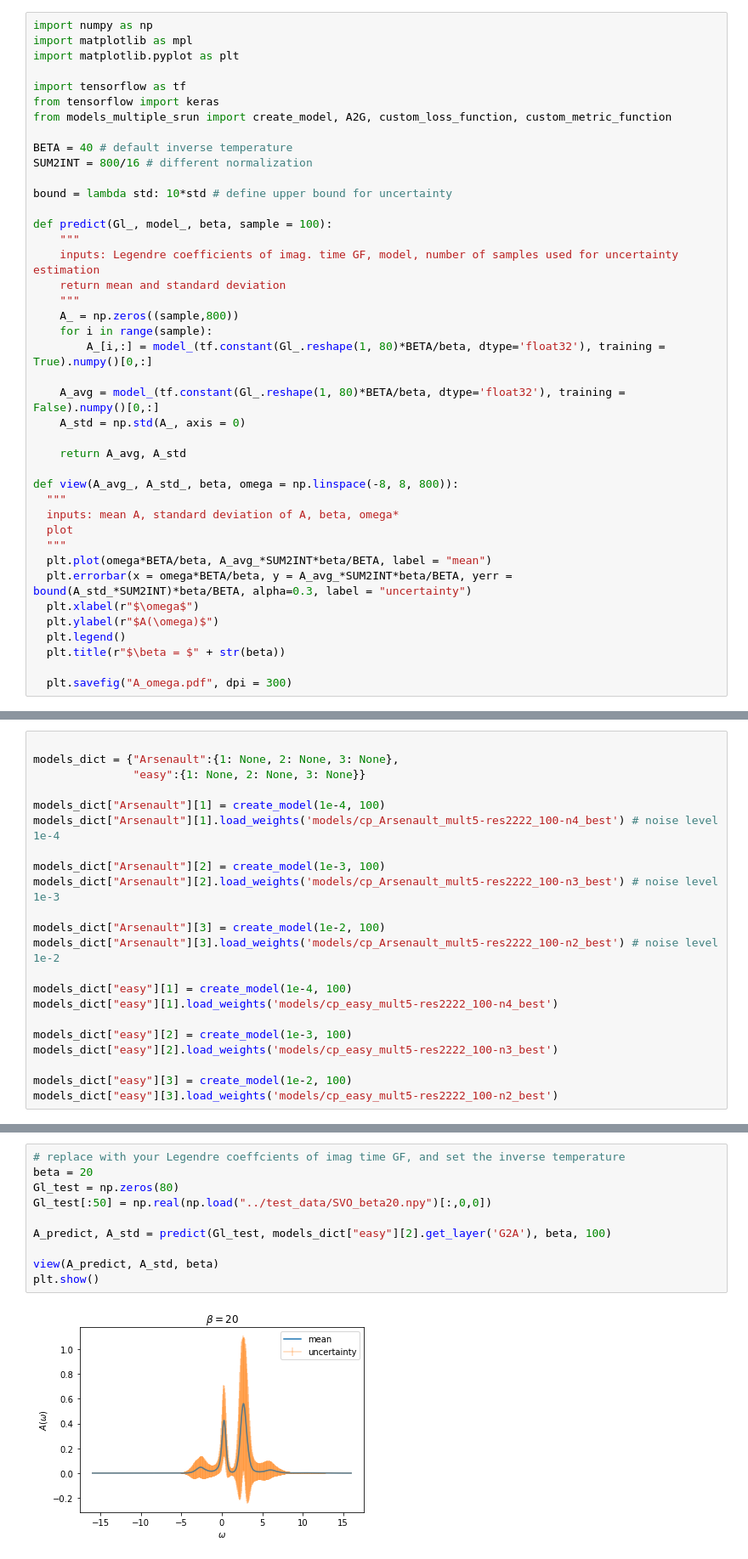
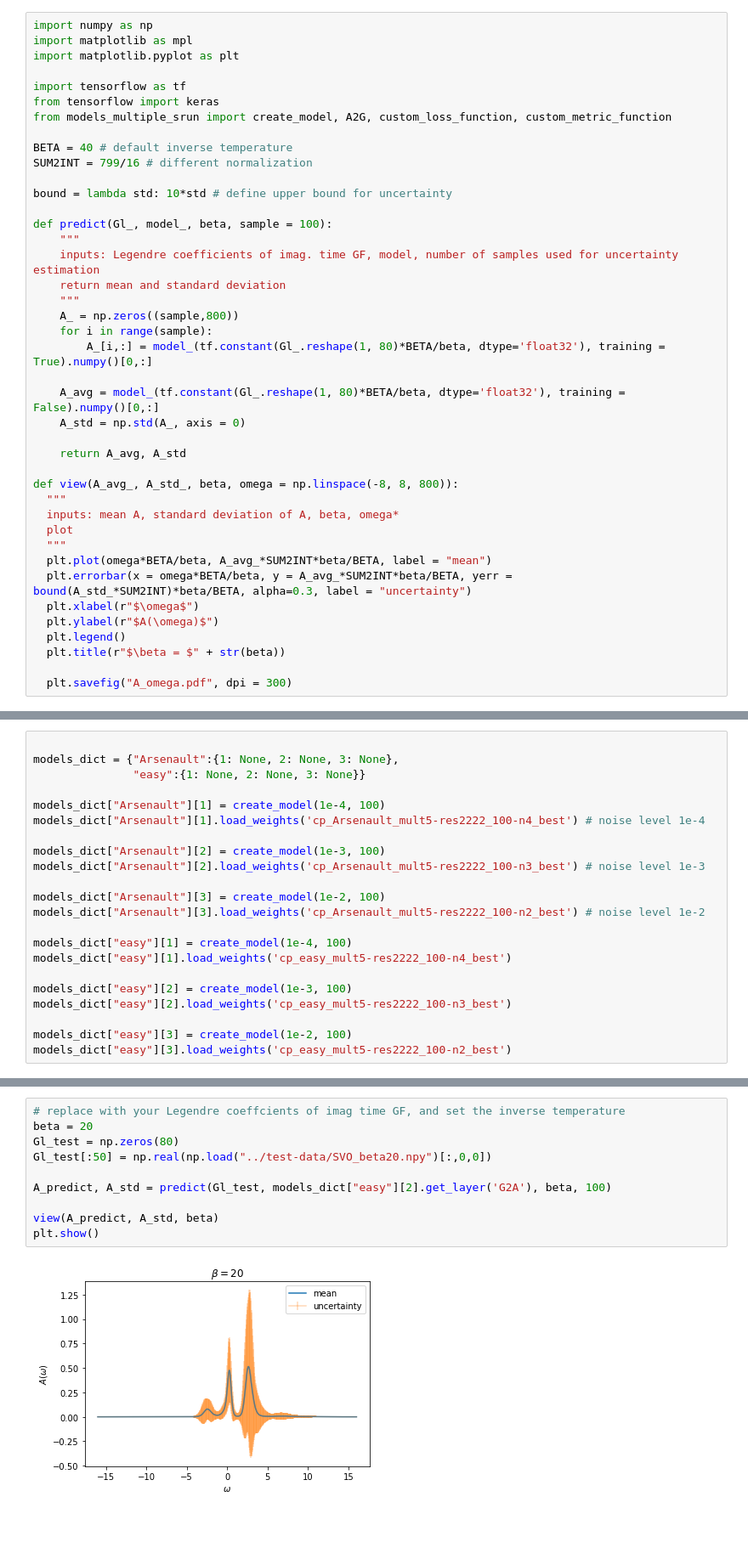
Before and after one commit to materialstheory/ml-analytic-continuation, a Jupyter notebook: model/AnalyticContinuation.ipynb, the cells around one changed output, grey strips where cells are left out. Shown: that part at 85% size. Drawn from its saved outputs; the diff is of its cells as text; blank space fills up the shorter version.

```diff
--- a/model/AnalyticContinuation.ipynb
+++ b/model/AnalyticContinuation.ipynb
@@ -49,7 +28,7 @@ from tensorflow import keras
 from models_multiple_srun import create_model, A2G, custom_loss_function, custom_metric_function
 
 BETA = 40 # default inverse temperature
-SUM2INT = 800/16 # different normalization
+SUM2INT = 799/16 # different normalization
 
 bound = lambda std: 10*std # define upper bound for uncertainty
 
@@ -90,20 +69,20 @@ models_dict = {"Arsenault":{1: None, 2: None, 3: None},
                "easy":{1: None, 2: None, 3: None}}
 
 models_dict["Arsenault"][1] = create_model(1e-4, 100)
-models_dict["Arsenault"][1].load_weights('models/cp_Arsenault_mult5-res2222_100-n4_best') # noise level 1e-4
+models_dict["Arsenault"][1].load_weights('cp_Arsenault_mult5-res2222_100-n4_best') # noise level 1e-4
 
 models_dict["Arsenault"][2] = create_model(1e-3, 100)
-models_dict["Arsenault"][2].load_weights('models/cp_Arsenault_mult5-res2222_100-n3_best') # noise level 1e-3
+models_dict["Arsenault"][2].load_weights('cp_Arsenault_mult5-res2222_100-n3_best') # noise level 1e-3
 
 models_dict["Arsenault"][3] = create_model(1e-2, 100)
-models_dict["Arsenault"][3].load_weights('models/cp_Arsenault_mult5-res2222_100-n2_best') # noise level 1e-2
+models_dict["Arsenault"][3].load_weights('cp_Arsenault_mult5-res2222_100-n2_best') # noise level 1e-2
 
 models_dict["easy"][1] = create_model(1e-4, 100)
-models_dict["easy"][1].load_weights('models/cp_easy_mult5-res2222_100-n4_best')
+models_dict["easy"][1].load_weights('cp_easy_mult5-res2222_100-n4_best')
 
 models_dict["easy"][2] = create_model(1e-3, 100)
-models_dict["easy"][2].load_weights('models/cp_easy_mult5-res2222_100-n3_best')
+models_dict["easy"][2].load_weights('cp_easy_mult5-res2222_100-n3_best')
 
 models_dict["easy"][3] = create_model(1e-2, 100)
-models_dict["easy"][3].load_weights('models/cp_easy_mult5-res2222_100-n2_best')
+models_dict["easy"][3].load_weights('cp_easy_mult5-res2222_100-n2_best')
 # %% [output]
@@ -158,13 +119,13 @@ plt.show()
 # %%
 # replace with your Legendre coeffcients of imag time GF, and set the inverse temperature
 beta = 20
 Gl_test = np.zeros(80)
-Gl_test[:50] = np.real(np.load("../test_data/SVO_beta20.npy")[:,0,0])
+Gl_test[:50] = np.real(np.load("../test-data/SVO_beta20.npy")[:,0,0])
 
 A_predict, A_std = predict(Gl_test, models_dict["easy"][2].get_layer('G2A'), beta, 100)
 
 view(A_predict, A_std, beta)
 plt.show()
 # %% [output]
-[figure, old version]
+[figure, new version]
 # %%
```
Also changed, not shown: parts of 20 cells of this notebook.
